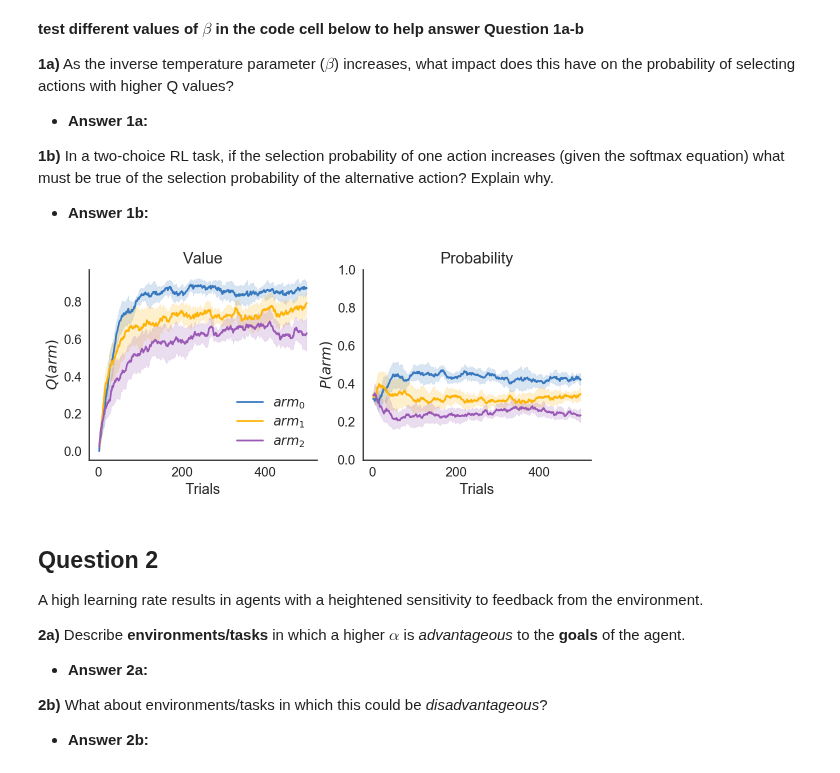
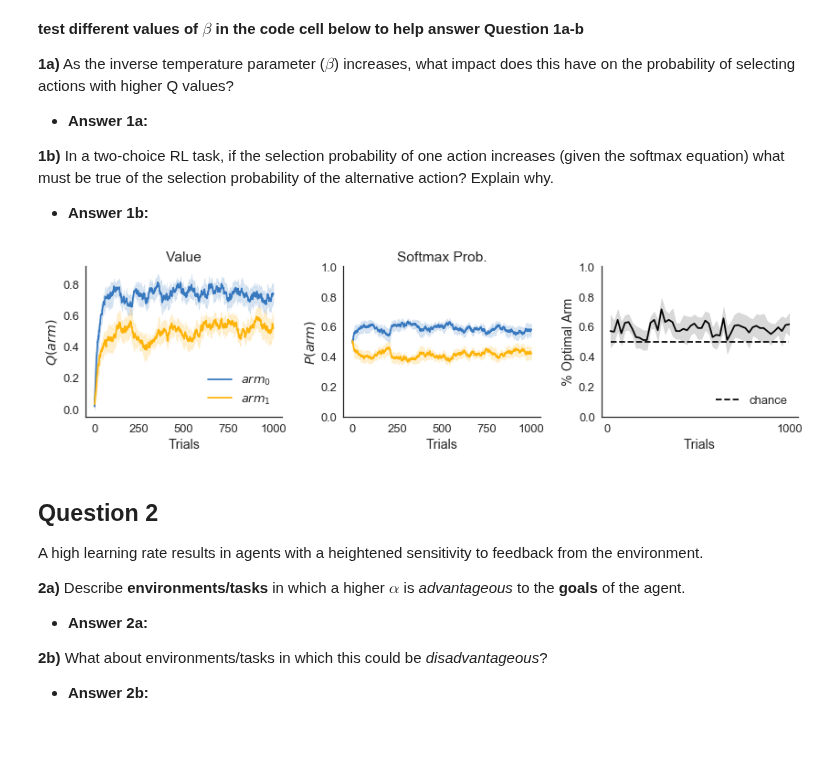
Before and after one commit to CoAxLab/AdaptiveDecisionMaking_2018, a Jupyter notebook: notebooks/Homework 2.ipynb, the cells around one changed output. Drawn from its saved outputs; the diff is of its cells as text; code cells hidden in the pictures; blank space fills up the shorter version.

```diff
--- a/notebooks/Homework 2.ipynb
+++ b/notebooks/Homework 2.ipynb
@@ -50,18 +42,17 @@ agent = qlearn.Qagent(alpha=.08,
 **1b)** In a two-choice RL task, if the selection probability of one action increases (given the softmax equation) what must be true of the selection probability of the alternative action? Explain why.
 
 * **Answer 1b:**
-# %%
-# UNCOMMENT LINES BELOW TO CHANGE VALUE OF BETA
-
-# agent.set_params(beta=1.5)
-# agent.set_params(beta=3.5)
-# agent.set_params(beta=5.5)
-# agent.set_params(beta=7.5)
-
-data1 = agent.simulate_multiple_agents(nagents=10, ntrials=500)
-vis.plot_qlearning(data1)
-# %% [output]
-[figure, removed]
+# %%
+# DEFINE AGENT FOR PLAYING A TWO-ARMED BANDIT TASK
+agent2 = qlearn.Qagent(alpha=.08, preward=[.75, .5])
+# EDIT THE CODE BELOW TO SIMULATE WITH DIFFERENT
+# VALUES OF BETA (INCREASE BETA = MORE EXPLOITATIVE)
+b=1.5
+agent2.set_params(beta=b)
+data = agent2.simulate_multiple(nsims=10, ntrials=1000)
+vis.plot_qlearning(data)
+# %% [output]
+[figure, added]
 # %% [markdown]
 ## **Question 2**
 
```
Also changed, not shown: parts of 11 cells of this notebook, 6 other files.
